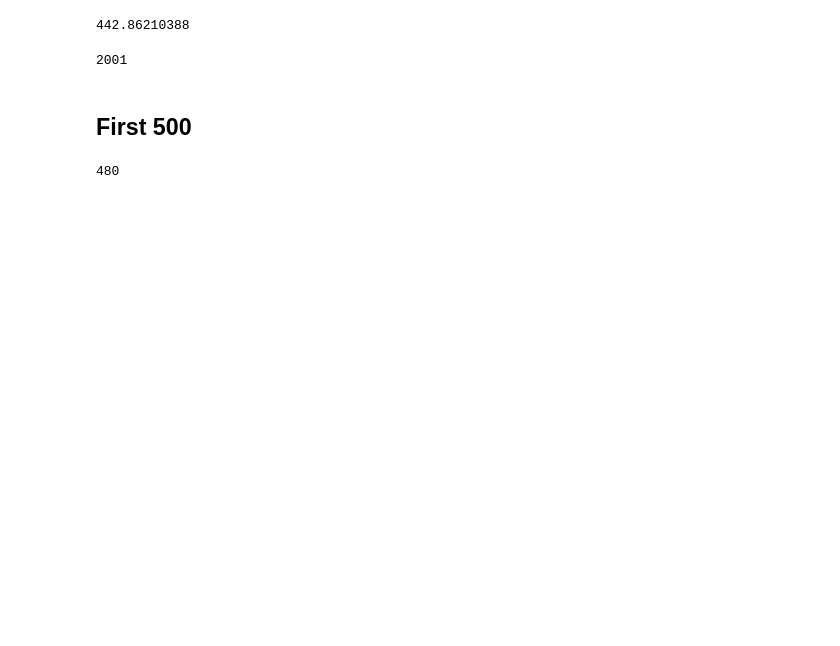
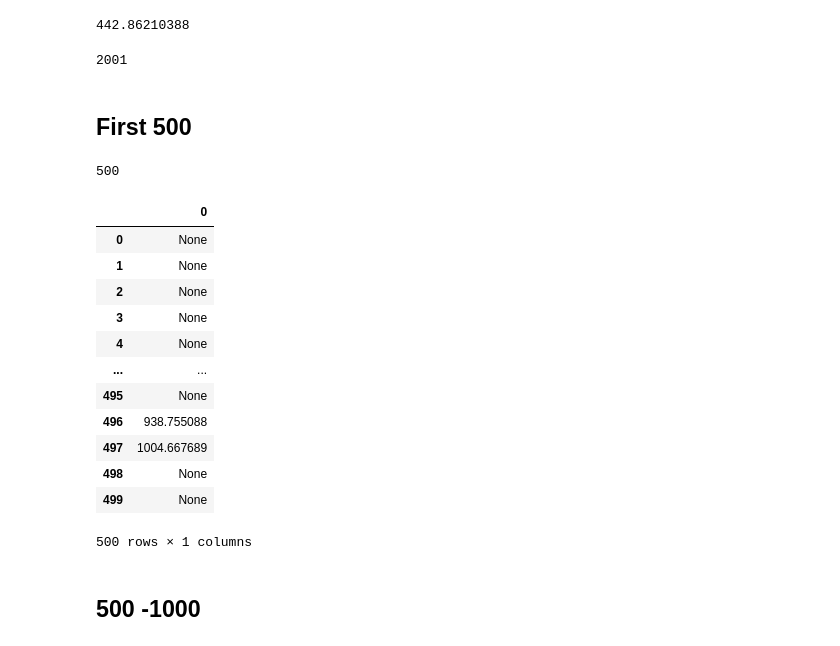
Before and after one commit to MAST30034-Applied-Data-Science/generic-real-estate-consulting-project-group-29, a Jupyter notebook: notebooks/train station.ipynb, the cells around one changed output. Cells and saved outputs as stored; diff of their text form; code cells hidden in the pictures; blank space fills up the shorter version.

Commit message:
Update train station.ipynb
api for distance to train stations

```diff
--- a/notebooks/train station.ipynb
+++ b/notebooks/train station.ipynb
@@ -9,7 +9,7 @@ gmaps = googlemaps.Client(api_key)
 
 import pandas as pd
 
-df = pd.read_csv('../data/curated/Rental_Property_Data.csv')
+df = pd.read_csv('../data/curated/Curated_Rental_Property_Data.csv')
 
 print(df)
 col= ['distance to melb central in km']
@@ -22,9 +22,9 @@ cord.append(loc2)
 
 
 
-print(df['Addresses'])
+print(df['address'])
 
-for i in df['Addresses']:
+for i in df['address']:
     result = gmaps.geocode(i)
     lat= result[0]["geometry"]['location']['lat']
     lang=result[0]["geometry"]['location']['lng']
@@ -82,7 +84,7 @@ len(cord)
 # %%
 distance = []
 # %%
-for i in cord[1:31]:
+for i in cord[1:21]:
     geojson = {"type": "point", "coordinates": i}
     pois = client.places(
         request='pois',
@@ -96,8 +98,23 @@ for i in cord[1:31]:
         distance.append("None")
     else:
         distance.append(pois['features'][0]['properties']['distance'])
+# %%
+for i in cord[21:41]:
+    geojson = {"type": "point", "coordinates": i}
+    pois = client.places(
+        request='pois',
+        geojson=geojson,
+        buffer=2000,  # searches within 2000 meters of specified point
+        filter_category_ids=[604],  # https://github.com/GIScience/openpoiservice/blob/master/openpoiservice/server/categories/categories.yml
+        validate=False,
+
+    )
+    if len(pois['features']) == 0:
+        distance.append("None")
+    else:
+        distance.append(pois['features'][0]['properties']['distance'])
 # %%
-for i in cord[31:61]:
+for i in cord[41:61]:
     geojson = {"type": "point", "coordinates": i}
     pois = client.places(
         request='pois',
@@ -444,4 +461,21 @@ for i in cord[491:501]:
 # %%
 len(distance)
 # %% [output]
-480
+500
+# %%
+df = pd.DataFrame (distance)
+df
+# %% [output]
+|  | 0 |
+| 0 | None |
+| 1 | None |
+| 2 | None |
+| 3 | None |
+| 4 | None |
+| ... | ... |
+| 495 | None |
+| 496 | 938.755088 |
+| 497 | 1004.667689 |
+| 498 | None |
+| 499 | None |
+500 rows × 1 columns
@@ -447,0 +484,2 @@ len(distance)
+# %% [markdown]
+## 500 -1000
```
Also changed, not shown: parts of 156 cells of this notebook.
